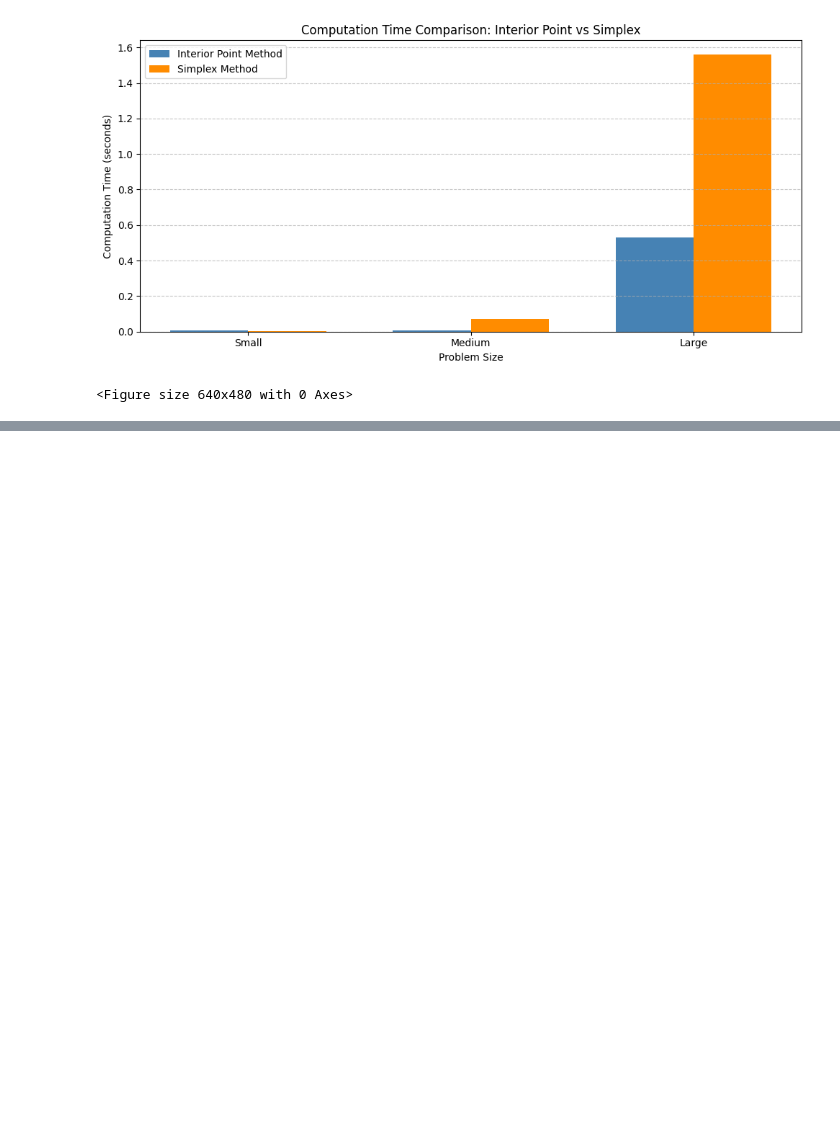
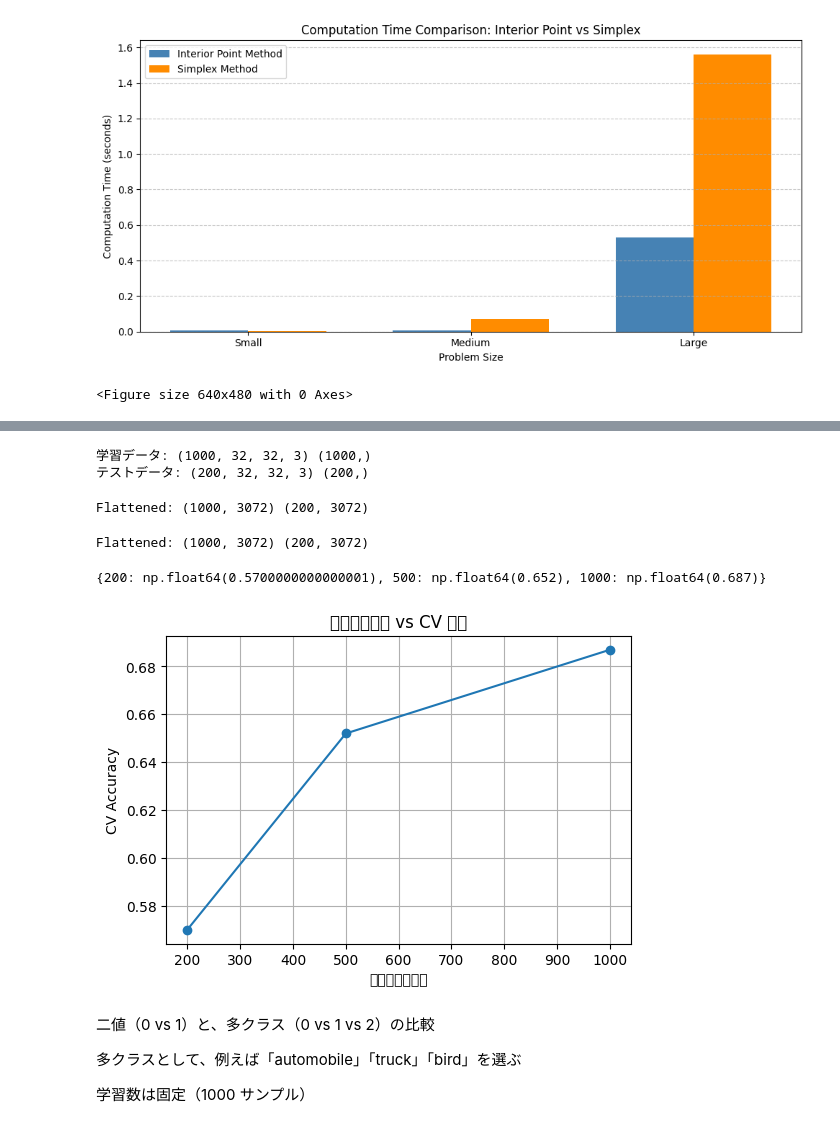
Before and after one commit to souldrive7/ECP, a Jupyter notebook: 教師あり学習‗課題‗後藤.ipynb, the cells around one changed output, grey strips where cells are left out. Saved outputs shown, nothing was run; the diff lists cells and outputs as text; code cells hidden in the pictures; blank space fills up the shorter version.

```diff
--- a/教師あり学習‗課題‗後藤.ipynb
+++ b/教師あり学習‗課題‗後藤.ipynb
@@ -203,0 +238,49 @@ plt.show()
+# %%
+# 各クラスから指定数だけサンプリング
+n_train_per_class = 500
+n_test_per_class  = 100
+
+x_tr = np.vstack([x_train1[:n_train_per_class], x_train2[:n_train_per_class]])
+y_tr = np.hstack([np.zeros(n_train_per_class), np.ones(n_train_per_class)])
+
+x_te = np.vstack([x_test1[:n_test_per_class],  x_test2[:n_test_per_class]])
+y_te = np.hstack([np.zeros(n_test_per_class),  np.ones(n_test_per_class)])
+
+print("学習データ:", x_tr.shape, y_tr.shape)
+print("テストデータ:", x_te.shape, y_te.shape)
+# %% [output]
+学習データ: (1000, 32, 32, 3) (1000,)
+テストデータ: (200, 32, 32, 3) (200,)
+# %%
+# (サンプル数, 32,32,3) → (サンプル数, 3072)
+x_tr_flat = x_tr.reshape(len(x_tr), -1)
+x_te_flat = x_te.reshape(len(x_te), -1)
+print("Flattened:", x_tr_flat.shape, x_te_flat.shape)
+# %% [output]
+Flattened: (1000, 3072) (200, 3072)
+# %%
+# (サンプル数, 32,32,3) → (サンプル数, 3072)
+x_tr_flat = x_tr.reshape(len(x_tr), -1)
+x_te_flat = x_te.reshape(len(x_te), -1)
+print("Flattened:", x_tr_flat.shape, x_te_flat.shape)
+# %% [output]
+Flattened: (1000, 3072) (200, 3072)
+# %%
+def experiment_sample_sizes(X, y, sizes, ks):
+    cv = StratifiedKFold(n_splits=5, shuffle=True, random_state=0)
+    results = {}
+    for n in sizes:
+        idx = np.random.choice(len(y), n, replace=False)
+        X_sub, y_sub = X[idx], y[idx]
+        gs = GridSearchCV(KNeighborsClassifier(), {'n_neighbors': ks},
+                          cv=cv, scoring='accuracy', n_jobs=-1)
+        gs.fit(X_sub, y_sub)
+        results[n] = gs.best_score_
+    return results
+
+sizes = [200, 500, 1000]
+ks = [1,3,5,7,9]
+res1 = experiment_sample_sizes(x_tr_flat, y_tr, sizes, ks)
+print(res1)
+# %% [output]
+{200: np.float64(0.5700000000000001), 500: np.float64(0.652), 1000: np.float64(0.687)}
@@ -203,0 +292,17 @@ plt.show()
+# %%
+# 可視化
+plt.figure(figsize=(6,4))
+plt.plot(list(res1.keys()), list(res1.values()), marker='o')
+plt.title("学習データ数 vs CV 精度")
+plt.xlabel("学習サンプル数")
+plt.ylabel("CV Accuracy")
+plt.grid(True)
+plt.show()
+# %% [output]
+[figure, added]
+# %% [markdown]
+二値（0 vs 1）と、多クラス（0 vs 1 vs 2）の比較
+
+多クラスとして、例えば「automobile」「truck」「bird」を選ぶ
+
+学習数は固定（1000 サンプル）
```
Also changed, not shown: parts of 10 cells of this notebook.
